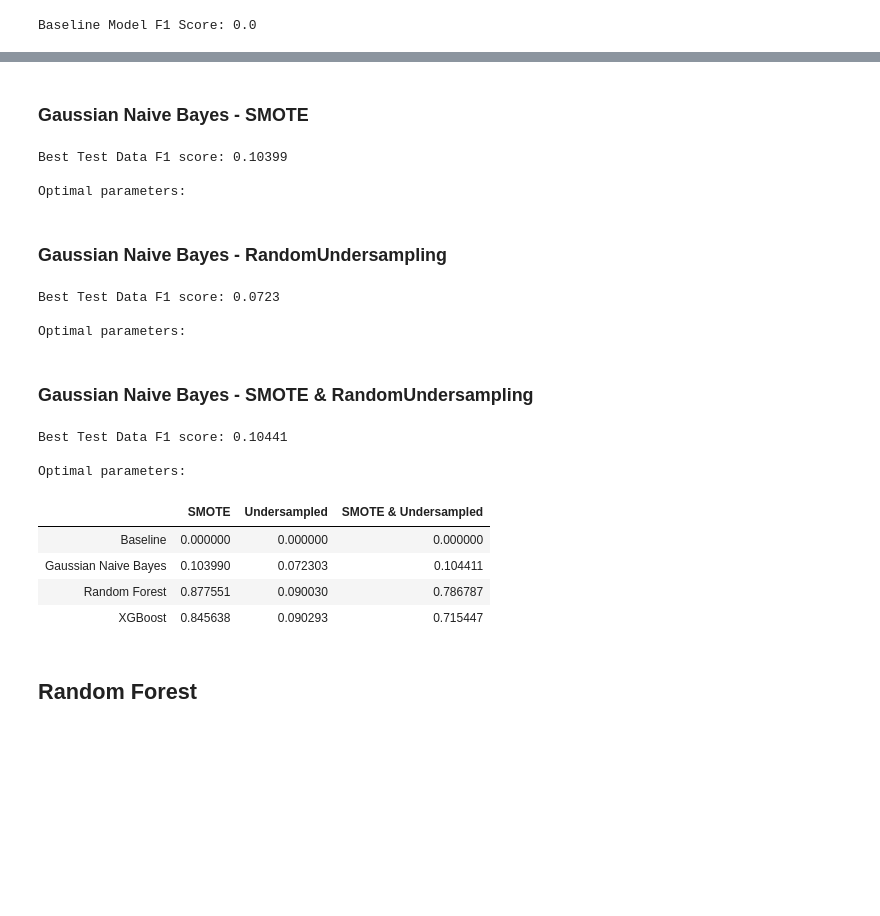
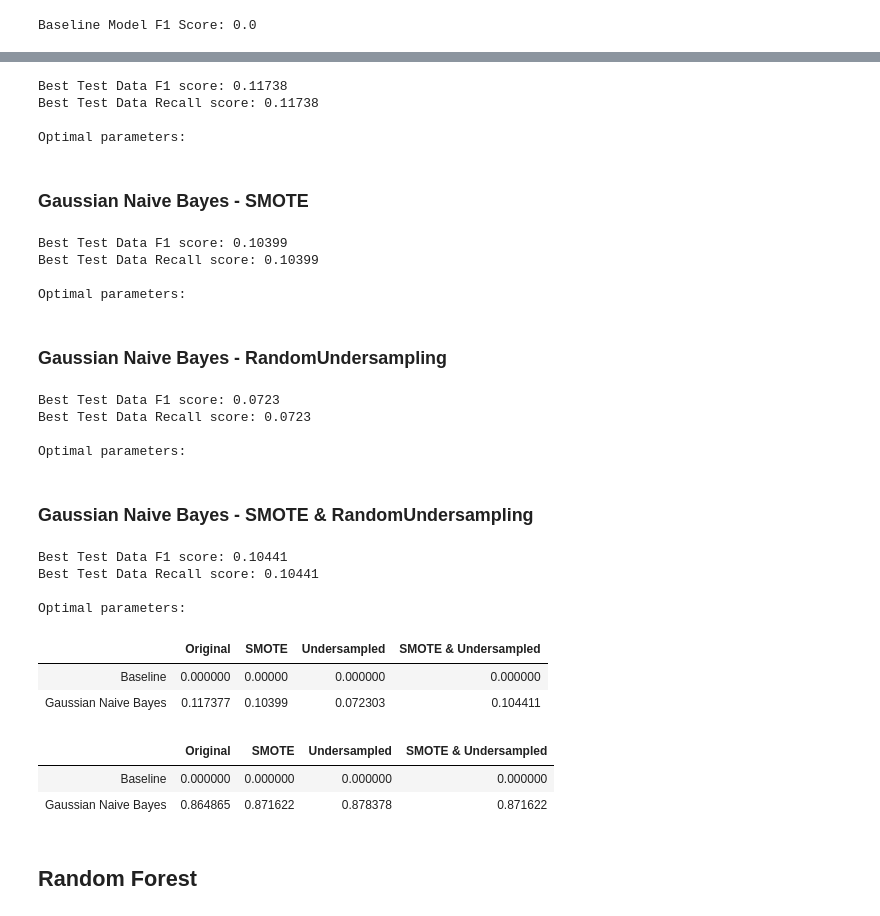
Before and after one commit to AdamBlomfield/credit_card_fraud, a Jupyter notebook: notebooks/predictive_modelling.ipynb, the cells around one changed output, grey strips where cells are left out. Cells and saved outputs as stored; diff of their text form; code cells hidden in the pictures; blank space fills up the shorter version.

```diff
--- a/notebooks/predictive_modelling.ipynb
+++ b/notebooks/predictive_modelling.ipynb
@@ -285,40 +346,57 @@ param_grid_gnb = {}
+# %%
+# Gaussian Bayes with SMOTE training data
+f1_gnb_original, recall_gnb_original, y_pred_gnb_original, y_pred_proba_gnb_original = best_model_score(clf_gnb, param_grid_gnb, X_train, y_train, X_test, y_test)
+# %% [output]
+Best Test Data F1 score: 0.11738
+Best Test Data Recall score: 0.11738
+
+Optimal parameters:
 # %% [markdown]
 ### Gaussian Naive Bayes - SMOTE
 # %%
 # Gaussian Bayes with SMOTE training data
-f1_gnb_smote, y_pred_gnb_smote, y_pred_proba_gnb_smote = best_model_score(clf_gnb, param_grid_gnb, X_train_smote, y_train_smote, X_test, y_test)
+f1_gnb_smote, recall_gnb_smote, y_pred_gnb_smote, y_pred_proba_gnb_smote = best_model_score(clf_gnb, param_grid_gnb, X_train_smote, y_train_smote, X_test, y_test)
 # %% [output]
 Best Test Data F1 score: 0.10399
+Best Test Data Recall score: 0.10399
 
 Optimal parameters:
 # %% [markdown]
 ### Gaussian Naive Bayes - RandomUndersampling
 # %%
 # Gaussian Bayes with Undersampled training data
-f1_gnb_under, y_pred_gnb_under, y_pred_proba_gnb_under = best_model_score(clf_gnb, param_grid_gnb, X_train_under, y_train_under, X_test, y_test)
+f1_gnb_under, recall_gnb_under, y_pred_gnb_under, y_pred_proba_gnb_under = best_model_score(clf_gnb, param_grid_gnb, X_train_under, y_train_under, X_test, y_test)
 # %% [output]
 Best Test Data F1 score: 0.0723
+Best Test Data Recall score: 0.0723
 
 Optimal parameters:
 # %% [markdown]
 ### Gaussian Naive Bayes - SMOTE & RandomUndersampling
 # %%
 # Gaussian Bayes with SMOTE and Undersampled training data
-f1_gnb_smote_under, y_pred_gnb_smote_under, y_pred_proba_gnb_smote_under = best_model_score(clf_gnb, param_grid_gnb, X_train_smote_under, y_train_smote_under, X_test, y_test)
+f1_gnb_smote_under, recall_gnb_smote_under, y_pred_gnb_smote_under, y_pred_proba_gnb_smote_under = best_model_score(clf_gnb, param_grid_gnb, X_train_smote_under, y_train_smote_under, X_test, y_test)
 # %% [output]
 Best Test Data F1 score: 0.10441
+Best Test Data Recall score: 0.10441
 
 Optimal parameters:
 # %%
-# Add F1 Scores to scores dataframe
-scores_df.loc['Gaussian Naive Bayes'] = [f1_gnb_smote, f1_gnb_under, f1_gnb_smote_under]
-scores_df
+# Add F1 Scores to F1 scores dataframe
+f1_scores_df.loc['Gaussian Naive Bayes'] = [f1_gnb_original, f1_gnb_smote, f1_gnb_under, f1_gnb_smote_under]
+f1_scores_df
 # %% [output]
-|  | SMOTE | Undersampled | SMOTE & Undersampled |
-| Baseline | 0.000000 | 0.000000 | 0.000000 |
-| Gaussian Naive Bayes | 0.103990 | 0.072303 | 0.104411 |
-| Random Forest | 0.877551 | 0.090030 | 0.786787 |
-| XGBoost | 0.845638 | 0.090293 | 0.715447 |
+|  | Original | SMOTE | Undersampled | SMOTE & Undersampled |
+| Baseline | 0.000000 | 0.00000 | 0.000000 | 0.000000 |
+| Gaussian Naive Bayes | 0.117377 | 0.10399 | 0.072303 | 0.104411 |
+# %%
+# Add Recal Scores to Recall scores dataframe
+recall_scores_df.loc['Gaussian Naive Bayes'] = [recall_gnb_original, recall_gnb_smote, recall_gnb_under, recall_gnb_smote_under]
+recall_scores_df
+# %% [output]
+|  | Original | SMOTE | Undersampled | SMOTE & Undersampled |
+| Baseline | 0.000000 | 0.000000 | 0.000000 | 0.000000 |
+| Gaussian Naive Bayes | 0.864865 | 0.871622 | 0.878378 | 0.871622 |
 # %% [markdown]
 ## Random Forest
 # %% [markdown]
```
Also changed, not shown: parts of 54 cells of this notebook.
